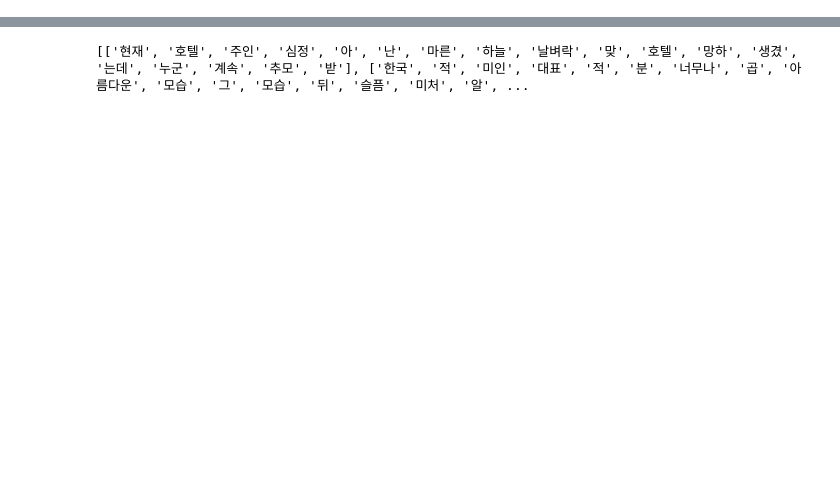
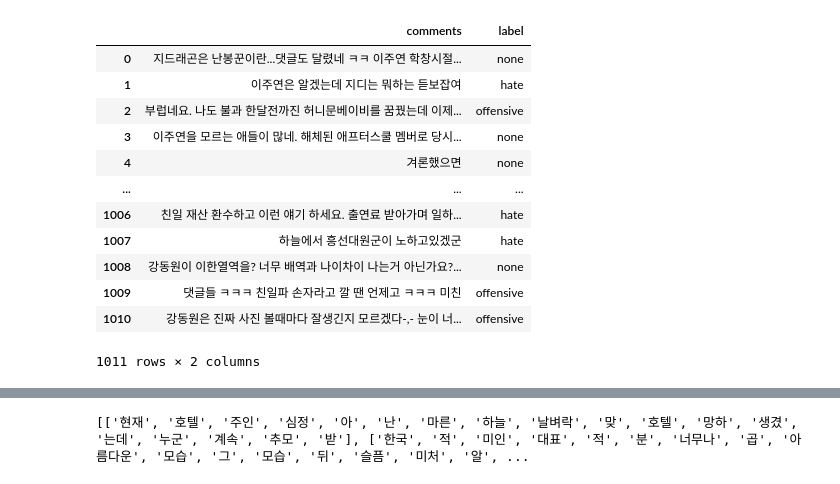
Before and after one commit to Aesol-Ahn/korean-toxic-comments, a Jupyter notebook: JO/noname_20.11.06.ipynb, the cells around one changed output, grey strips where cells are left out. Saved outputs shown, nothing was run; the diff lists cells and outputs as text; code cells hidden in the pictures; blank space fills up the shorter version.

```diff
--- a/JO/noname_20.11.06.ipynb
+++ b/JO/noname_20.11.06.ipynb
@@ -40,0 +58,17 @@ data
+# %%
+data3 = pd.read_csv("unlabeled_cut.csv")
+data3
+# %% [output]
+|  | comments | label |
+| 0 | 지드래곤은 난봉꾼이란...댓글도 달렸네 ㅋㅋ 이주연 학창시절... | none |
+| 1 | 이주연은 알겠는데 지디는 뭐하는 듣보잡여 | hate |
+| 2 | 부럽네요. 나도 불과 한달전까진 허니문베이비를 꿈꿨는데 이제... | offensive |
+| 3 | 이주연을 모르는 애들이 많네. 해체된 애프터스쿨 멤버로 당시... | none |
+| 4 | 겨론했으면 | none |
+| ... | ... | ... |
+| 1006 | 친일 재산 환수하고 이런 얘기 하세요. 출연료 받아가며 일하... | hate |
+| 1007 | 하늘에서 흥선대원군이 노하고있겠군 | hate |
+| 1008 | 강동원이 이한열역을? 너무 배역과 나이차이 나는거 아닌가요?... | none |
+| 1009 | 댓글들 ㅋㅋㅋ 친일파 손자라고 깔 땐 언제고 ㅋㅋㅋ 미친 | offensive |
+| 1010 | 강동원은 진짜 사진 볼때마다 잘생긴지 모르겠다-,- 눈이 너... | offensive |
+1011 rows × 2 columns
```
Also changed, not shown: parts of 31 cells of this notebook, 4 other files.
